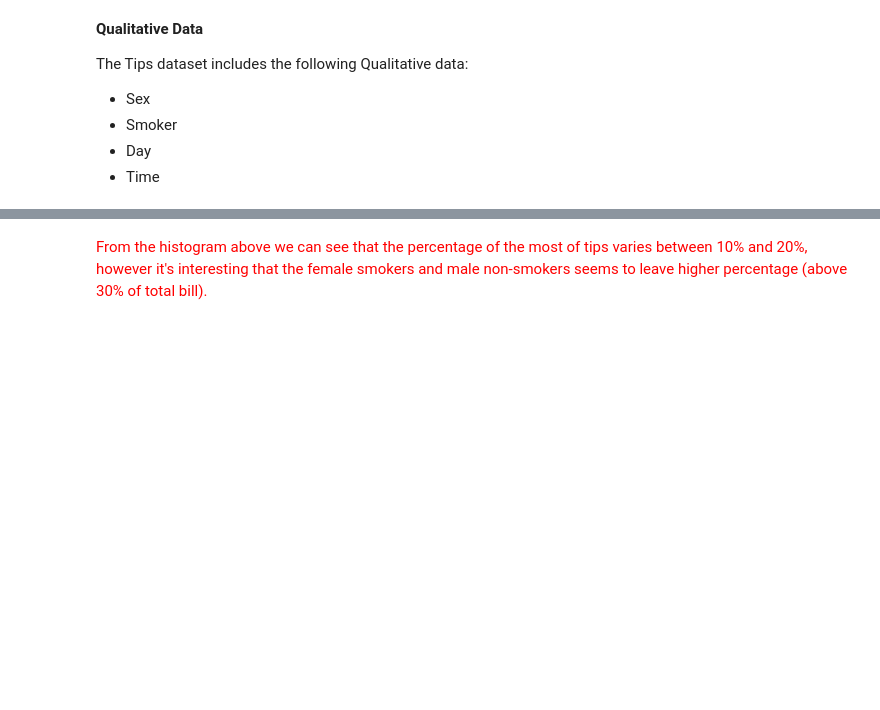
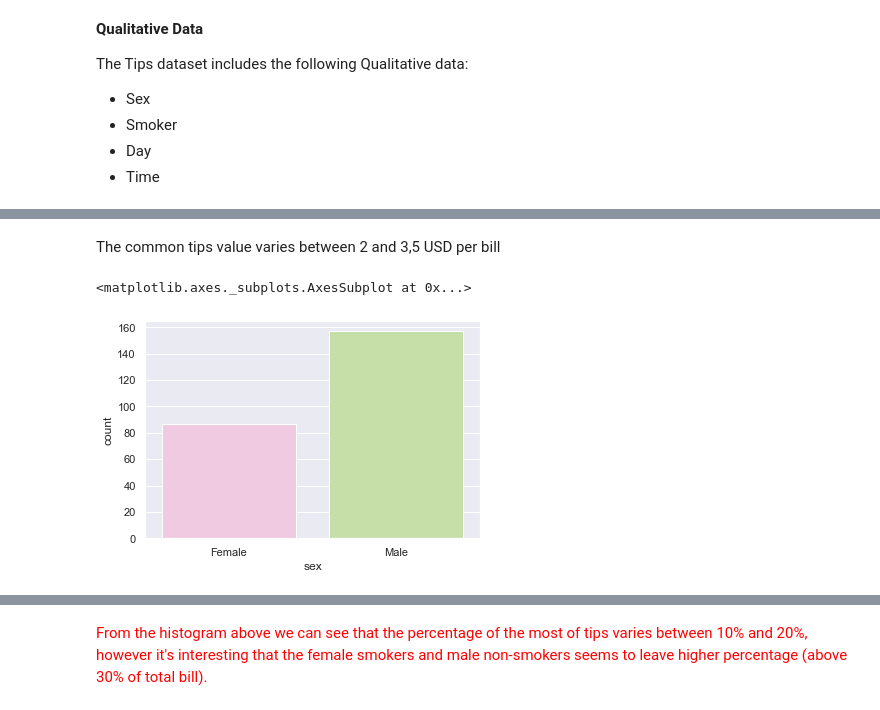
Before and after one commit to JuliaMal/Fundamentals_project, a Jupyter notebook: Tips.ipynb, the cells around one changed output, grey strips where cells are left out. Saved outputs shown, nothing was run; the diff lists cells and outputs as text; code cells hidden in the pictures; blank space fills up the shorter version.

```diff
--- a/Tips.ipynb
+++ b/Tips.ipynb
@@ -59,0 +77,7 @@ The Tips dataset includes the following Qualitative data:
+# %% [markdown]
+The common tips value varies between 2 and 3,5 USD per bill
+# %%
+sns.countplot(x="sex", data=df, palette="PiYG")
+# %% [output]
+<matplotlib.axes._subplots.AxesSubplot at 0x...>
+[figure, added]
```
Also changed, not shown: parts of 23 cells of this notebook.
